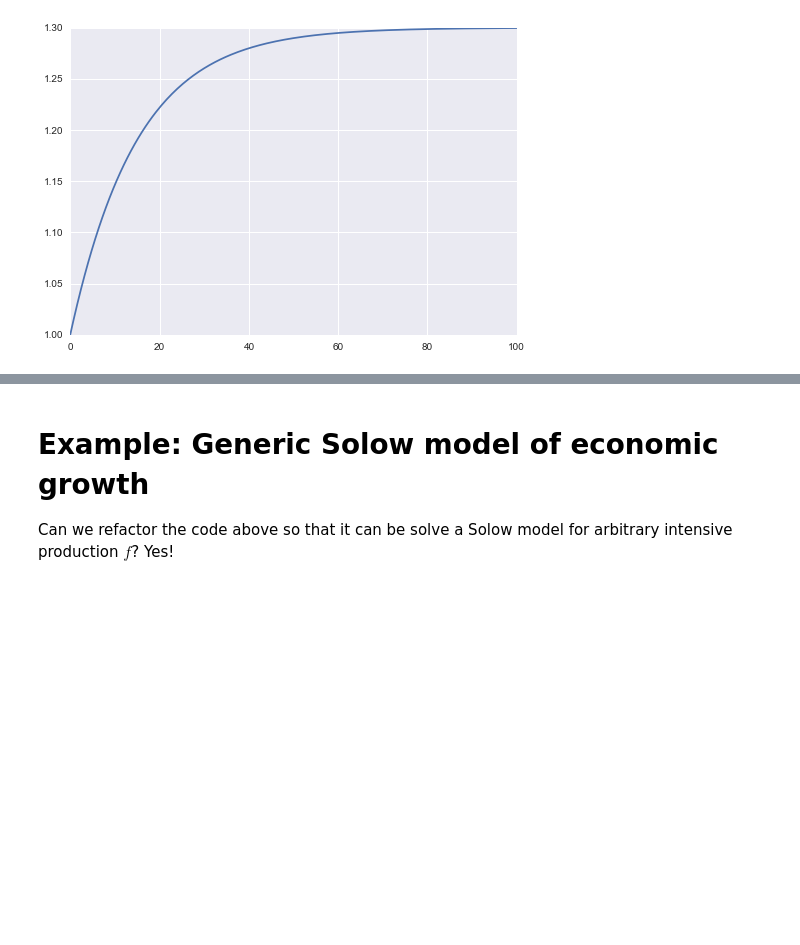
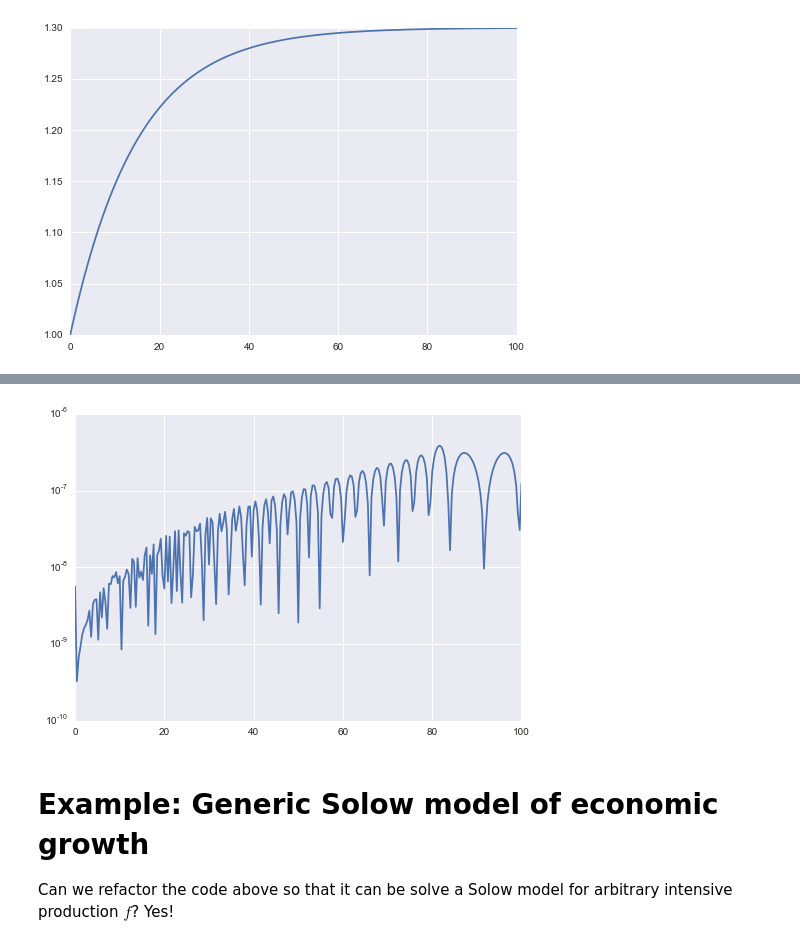
Before and after one commit to davidrpugh/pyCollocation, a Jupyter notebook: examples/solow-model.ipynb, the cells around one changed output, grey strips where cells are left out. Saved outputs shown, nothing was run; the diff lists cells and outputs as text; code cells hidden in the pictures; blank space fills up the shorter version.

```diff
--- a/examples/solow-model.ipynb
+++ b/examples/solow-model.ipynb
@@ -142,3 +150,10 @@ plt.show()
+# %%
+k_normalized_resids, = solution.normalize_residuals(ts)
+plt.plot(ts, np.abs(k_normalized_resids))
+plt.yscale('log')
+plt.show()
+# %% [output]
+[figure, added]
 # %% [markdown]
 <h1> Example: Generic Solow model of economic growth</h1>
 
```
Also changed, not shown: parts of 5 cells of this notebook.
